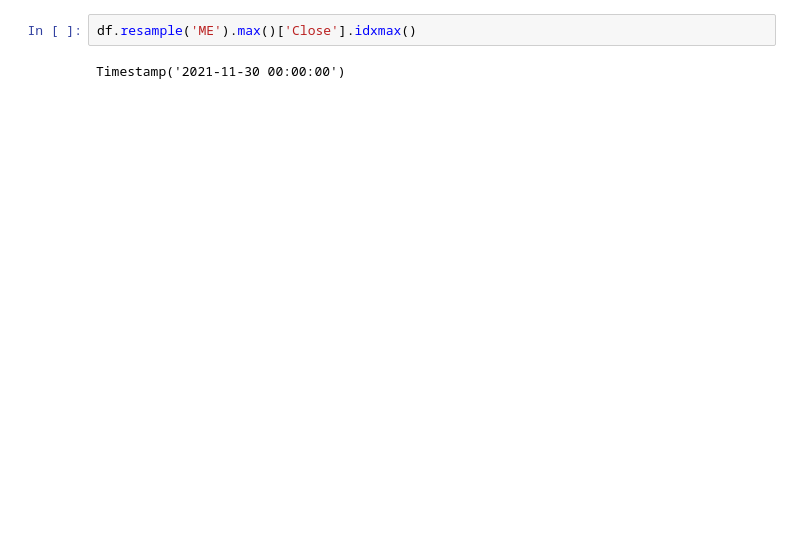
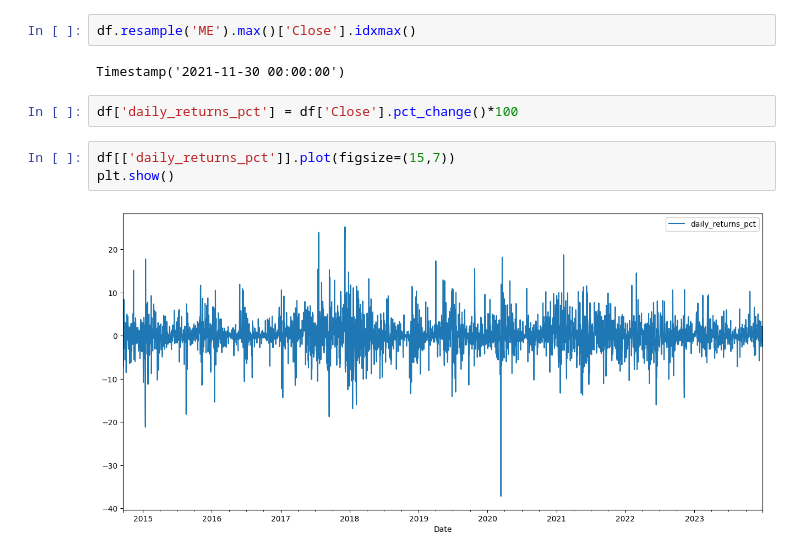
Before and after one commit to fwu27/Test, a Jupyter notebook: bitcoin_prices.ipynb, the cells around one changed output. Cells and saved outputs as stored; diff of their text form; blank space fills up the shorter version.

```diff
--- a/bitcoin_prices.ipynb
+++ b/bitcoin_prices.ipynb
@@ -52,3 +52,10 @@ plt.show()
 df.resample('ME').max()['Close'].idxmax()
 # %% [output]
 Timestamp('2021-11-30 00:00:00')
+# %%
+df['daily_returns_pct'] = df['Close'].pct_change()*100
+# %%
+df[['daily_returns_pct']].plot(figsize=(15,7))
+plt.show()
+# %% [output]
+[figure, added]
```
Also changed, not shown: parts of 4 cells of this notebook.
